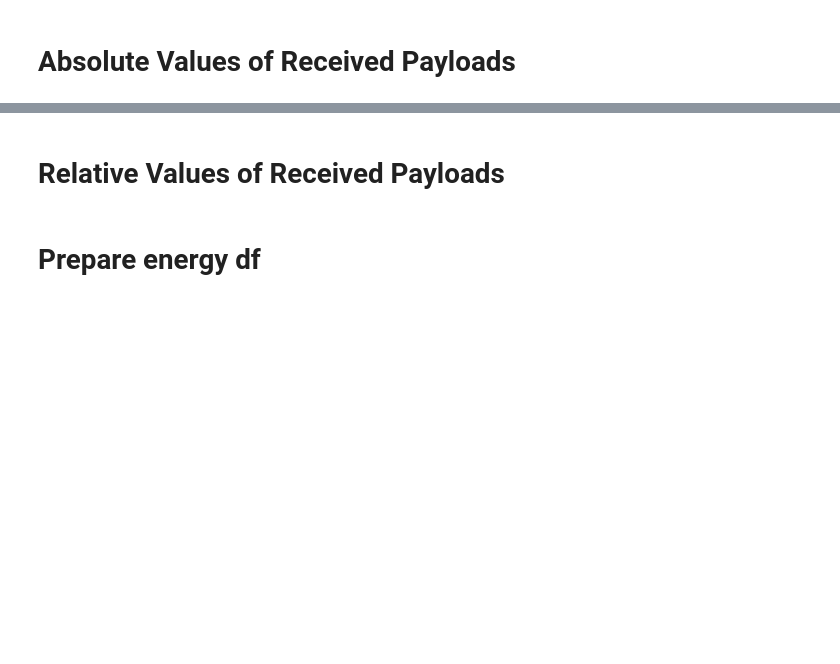
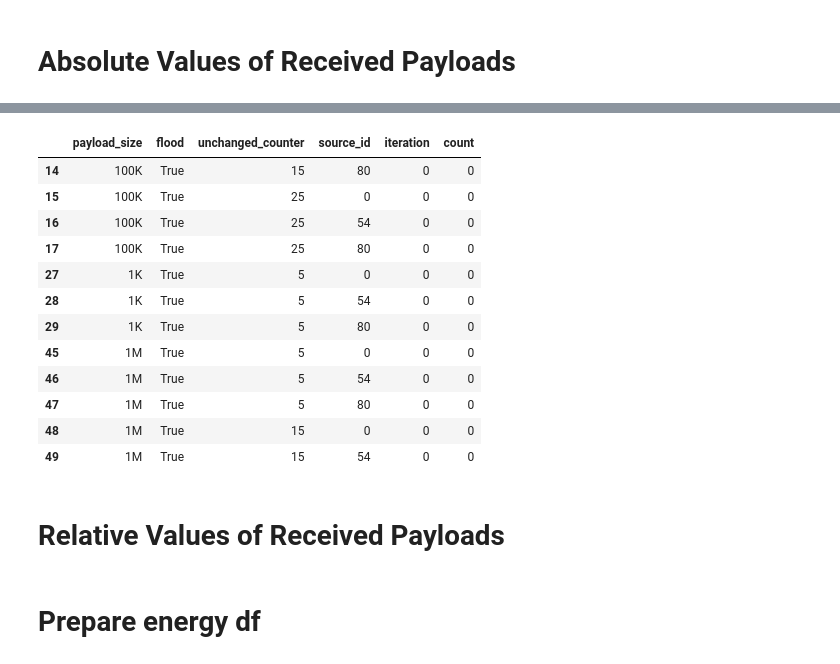
Before and after one commit to umr-ds/broadcast-tree, a Jupyter notebook: experiments/eval/default.ipynb, the cells around one changed output, grey strips where cells are left out. Cells and saved outputs as stored; diff of their text form; code cells hidden in the pictures; blank space fills up the shorter version.

```diff
--- a/experiments/eval/default.ipynb
+++ b/experiments/eval/default.ipynb
@@ -68,3 +85,19 @@ reception_df
+# %%
+reception_df[reception_df["count"] == 0]
+# %% [output]
+|  | payload_size | flood | unchanged_counter | source_id | iteration | count |
+| 14 | 100K | True | 15 | 80 | 0 | 0 |
+| 15 | 100K | True | 25 | 0 | 0 | 0 |
+| 16 | 100K | True | 25 | 54 | 0 | 0 |
+| 17 | 100K | True | 25 | 80 | 0 | 0 |
+| 27 | 1K | True | 5 | 0 | 0 | 0 |
+| 28 | 1K | True | 5 | 54 | 0 | 0 |
+| 29 | 1K | True | 5 | 80 | 0 | 0 |
+| 45 | 1M | True | 5 | 0 | 0 | 0 |
+| 46 | 1M | True | 5 | 54 | 0 | 0 |
+| 47 | 1M | True | 5 | 80 | 0 | 0 |
+| 48 | 1M | True | 15 | 0 | 0 | 0 |
+| 49 | 1M | True | 15 | 54 | 0 | 0 |
 # %%
 fig = px.box(
     reception_df,
```
Also changed, not shown: parts of 15 cells of this notebook.
